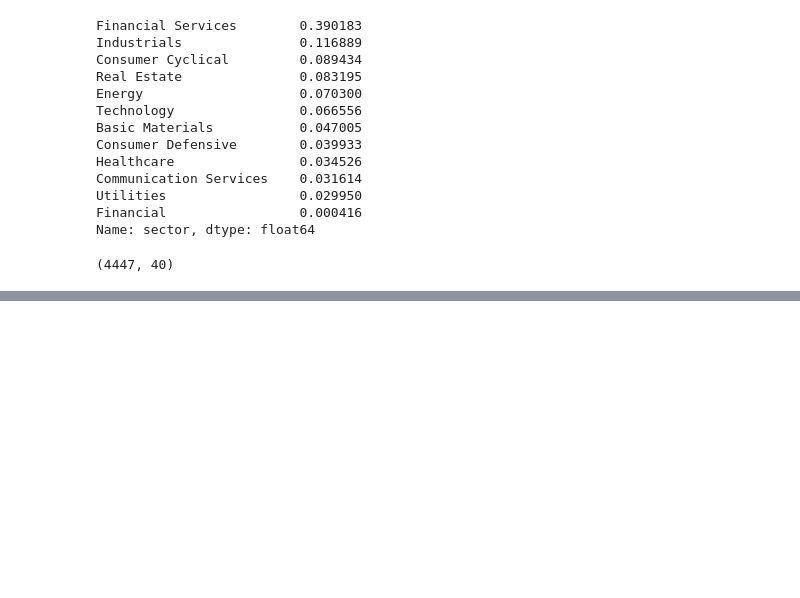
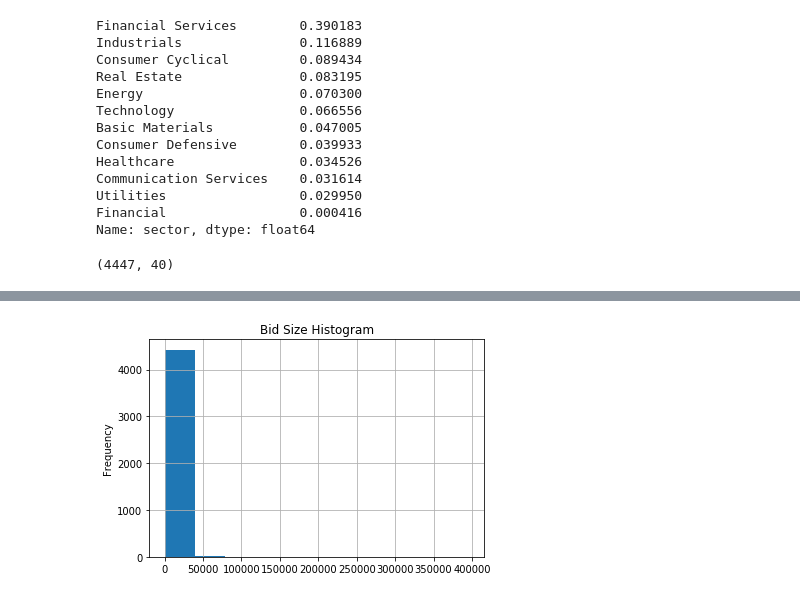
Before and after one commit to ipatel467/Stock-Market-Analysis, a Jupyter notebook: Stocks.ipynb, the cells around one changed output, grey strips where cells are left out. Saved outputs shown, nothing was run; the diff lists cells and outputs as text; code cells hidden in the pictures; blank space fills up the shorter version.

```diff
--- a/Stocks.ipynb
+++ b/Stocks.ipynb
@@ -172,0 +173,6 @@ full_fin_stocks_df['bidSize'].hist()
+# %%
+full_fin_stocks_df['bidSize'].hist();
+plt.title('Bid Size Histogram');
+plt.ylabel('Frequency');
+# %% [output]
+[figure, added]
```
Also changed, not shown: parts of 15 cells of this notebook.
